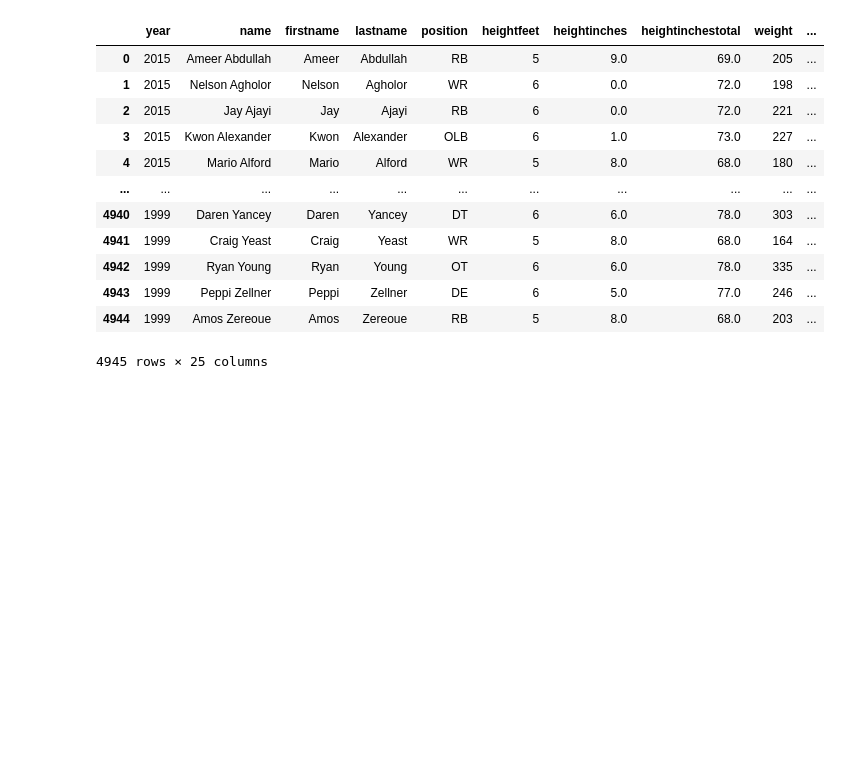
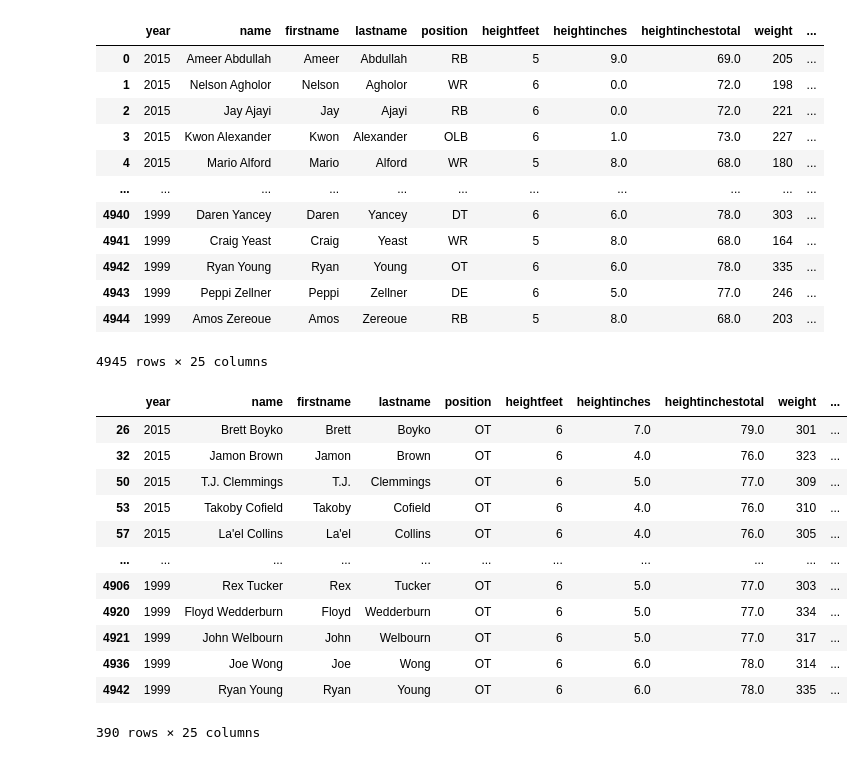
Before and after one commit to Pranav-Sukumar/NFL_Combine_Analysis, a Jupyter notebook: Srisai_Initial_Analysis/SrisaiNFL.ipynb, the cells around one changed output. Saved outputs shown, nothing was run; the diff lists cells and outputs as text; code cells hidden in the pictures; blank space fills up the shorter version.

```diff
--- a/Srisai_Initial_Analysis/SrisaiNFL.ipynb
+++ b/Srisai_Initial_Analysis/SrisaiNFL.ipynb
@@ -24,0 +37,16 @@ raw_data
+# %%
+ot_data
+# %% [output]
+|  | year | name | firstname | lastname | position | heightfeet | heightinches | heightinchestotal | weight | ... |
+| 26 | 2015 | Brett Boyko | Brett | Boyko | OT | 6 | 7.0 | 79.0 | 301 | ... |
+| 32 | 2015 | Jamon Brown | Jamon | Brown | OT | 6 | 4.0 | 76.0 | 323 | ... |
+| 50 | 2015 | T.J. Clemmings | T.J. | Clemmings | OT | 6 | 5.0 | 77.0 | 309 | ... |
+| 53 | 2015 | Takoby Cofield | Takoby | Cofield | OT | 6 | 4.0 | 76.0 | 310 | ... |
+| 57 | 2015 | La'el Collins | La'el | Collins | OT | 6 | 4.0 | 76.0 | 305 | ... |
+| ... | ... | ... | ... | ... | ... | ... | ... | ... | ... | ... |
+| 4906 | 1999 | Rex Tucker | Rex | Tucker | OT | 6 | 5.0 | 77.0 | 303 | ... |
+| 4920 | 1999 | Floyd Wedderburn | Floyd | Wedderburn | OT | 6 | 5.0 | 77.0 | 334 | ... |
+| 4921 | 1999 | John Welbourn | John | Welbourn | OT | 6 | 5.0 | 77.0 | 317 | ... |
+| 4936 | 1999 | Joe Wong | Joe | Wong | OT | 6 | 6.0 | 78.0 | 314 | ... |
+| 4942 | 1999 | Ryan Young | Ryan | Young | OT | 6 | 6.0 | 78.0 | 335 | ... |
+390 rows × 25 columns
```
Also changed, not shown: parts of 8 cells of this notebook.
